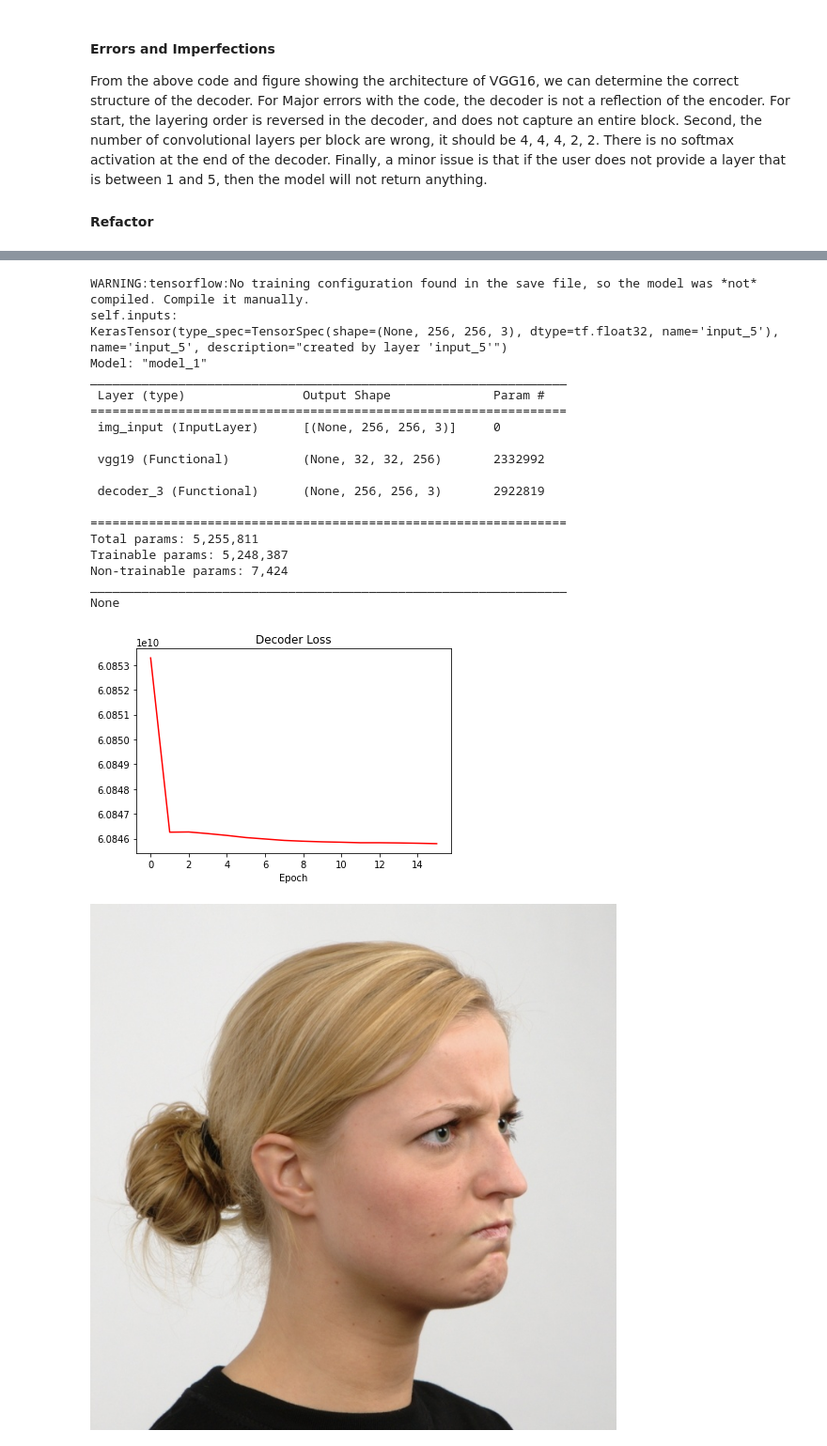
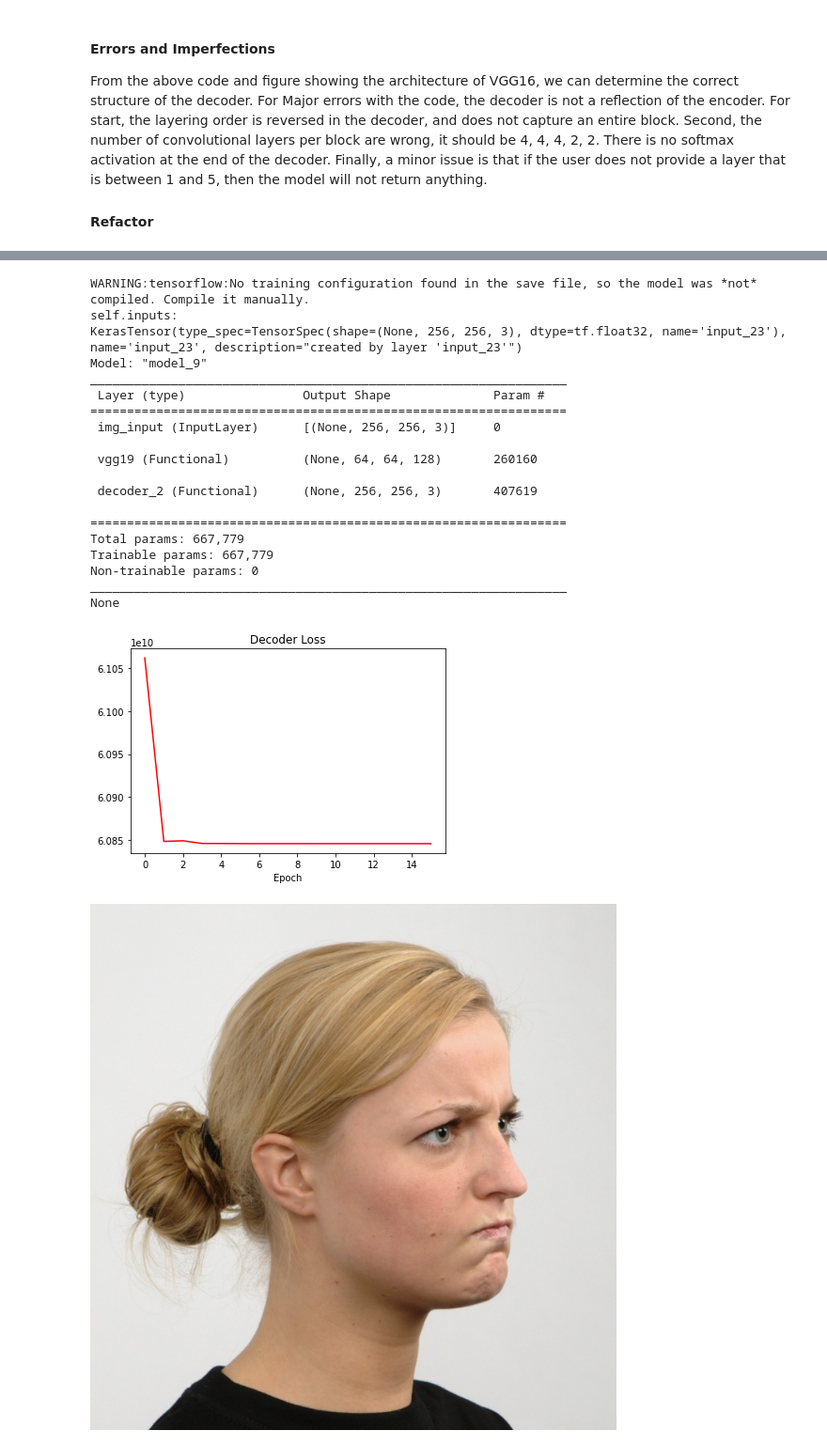
Before and after one commit to LJK150030/ML_NN, a Jupyter notebook: Lab3/Lab3.ipynb, the cells around one changed output, grey strips where cells are left out. Shown: that part at 94% size. Drawn from its saved outputs; the diff is of its cells as text; code cells hidden in the pictures.

```diff
--- a/Lab3/Lab3.ipynb
+++ b/Lab3/Lab3.ipynb
@@ -328,7 +318,7 @@ import zipfile
 ZIP_PATH = 'data/RafD_resized.zip'
 UNZIP_PATH = 'data/'
 
-TARGET_LAYER = 3
+TARGET_LAYER = 2
 IMAGE_PATH = "data/RafD_test"
 #IMAGES_PATH = 'data/RafD_train'
 TARGET_SIZE = (256, 256)
@@ -467,53 +457,61 @@ from PIL import Image
 #from model import EncoderDecoder
 
 if EVALUATE:
-    LAYER = 3
+    LAYER = 2
 
     cwd = os.getcwd()
+
+    #from testing
     DECODER_PATH = f'models/'
     INPUT_IMG_PATH = 'data/RafD_test/train/Rafd045_01_Caucasian_female_angry_frontal.jpg'
     OUTPUT_IMG_PATH = f'models/Rafd045_01_Caucasian_female_angry_frontal_layer_{LAYER}.jpg'
+
+    #from maneframe
+    #DECODER_PATH = f'models/maneframe'
+    #INPUT_IMG_PATH = 'data/RafD_train/train/Rafd045_02_Caucasian_female_angry_frontal.jpg'
+    #OUTPUT_IMG_PATH = f'models/Rafd045_02_Caucasian_female_angry_frontal_layer_{LAYER}.jpg'
+
 
     decoder_full_path = os.path.join(cwd, DECODER_PATH)
     encoder_decoder = EncoderDecoder(target_layer=LAYER, decoder_path=decoder_full_path)
 
     input_full_path = os.path.join(cwd, INPUT_IMG_PATH)
     original_images = image.load_img(input_full_path, target_size=(256, 256, 3))
     original_array = image.img_to_array(original_images)
     #image.array_to_img(original_array).show()
     input_images = np.expand_dims(original_array, axis=0)
 
     output_img = encoder_decoder.model.predict([input_images])
     #image.array_to_img(output_img[0]).show()
 
     output_full_path = os.path.join(cwd, OUTPUT_IMG_PATH)
     image.save_img(path=output_full_path, x=output_img[0], data_format="channels_last")
     #im = Image.fromarray(output_img)
     #
     #im.save(output_full_path)
 
     encoder_decoder.Plot_History()
 # %% [output]
 WARNING:tensorflow:No training configuration found in the save file, so the model was *not* compiled. Compile it manually.
 self.inputs:
-KerasTensor(type_spec=TensorSpec(shape=(None, 256, 256, 3), dtype=tf.float32, name='input_5'), name='input_5', description="created by layer 'input_5'")
-Model: "model_1"
+KerasTensor(type_spec=TensorSpec(shape=(None, 256, 256, 3), dtype=tf.float32, name='input_23'), name='input_23', description="created by layer 'input_23'")
+Model: "model_9"
 _________________________________________________________________
  Layer (type)                Output Shape              Param #
 =================================================================
  img_input (InputLayer)      [(None, 256, 256, 3)]     0
 
- vgg19 (Functional)          (None, 32, 32, 256)       2332992
+ vgg19 (Functional)          (None, 64, 64, 128)       260160
 
- decoder_3 (Functional)      (None, 256, 256, 3)       2922819
+ decoder_2 (Functional)      (None, 256, 256, 3)       407619
 
 =================================================================
-Total params: 5,255,811
-Trainable params: 5,248,387
-Non-trainable params: 7,424
+Total params: 667,779
+Trainable params: 667,779
+Non-trainable params: 0
 _________________________________________________________________
 None
-[figure, old version]
+[figure, new version]
 # %%
 Image.open(input_full_path)
 # %% [output]
```
Also changed, not shown: parts of 3 cells of this notebook.
